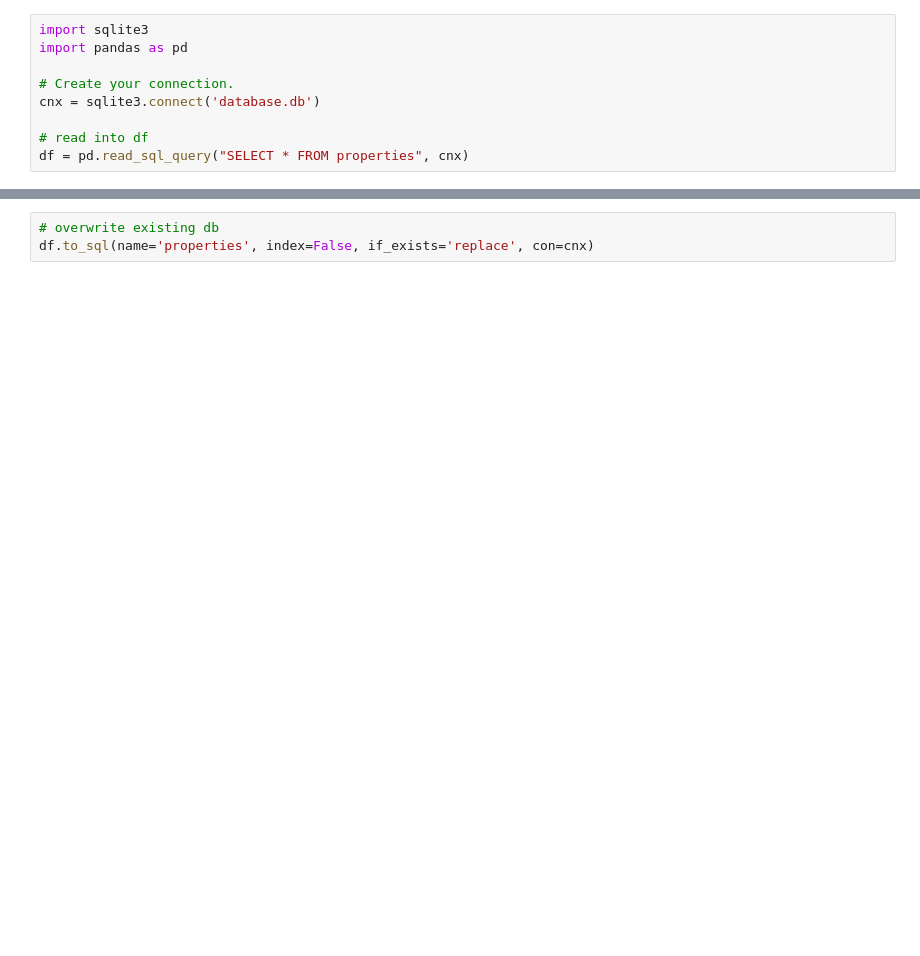
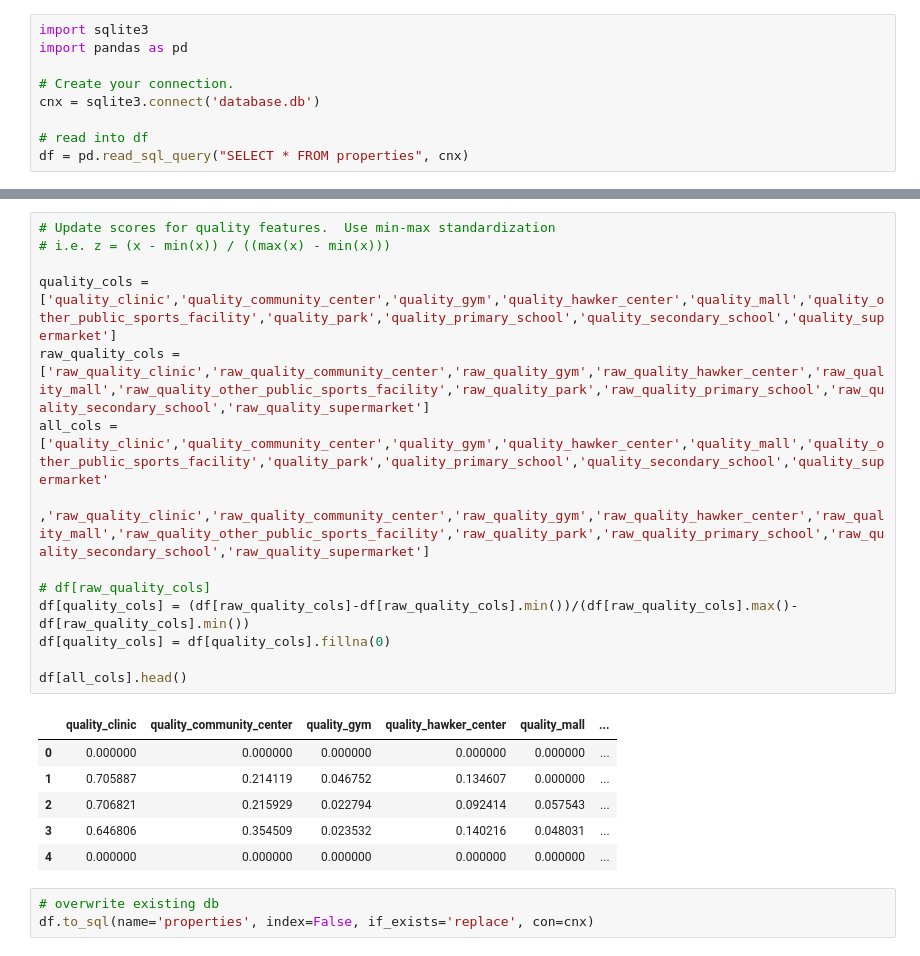
Before and after one commit to ansellim/apartments, a Jupyter notebook: data/Update db.ipynb, the cells around one changed output, grey strips where cells are left out. Cells and saved outputs as stored; diff of their text form; blank space fills up the shorter version.

```diff
--- a/data/Update db.ipynb
+++ b/data/Update db.ipynb
@@ -88,6 +90,27 @@ df[cols] = df[cols].apply(pd.to_numeric, errors='coerce')
 | 3 | 3 | 3 | BEACH ROAD | CITY GATE | RCR | 1.302348 | 103.862260 | 20725.023997 | ... |
 | 4 | 4 | 4 | OCEAN DRIVE | THE COAST AT SENTOSA COVE | CCR | 1.245289 | 103.843546 | 16626.204339 | ... |
 5 rows × 93 columns
+# %%
+# Update scores for quality features.  Use min-max standardization
+# i.e. z = (x - min(x)) / ((max(x) - min(x)))
+
+quality_cols = ['quality_clinic','quality_community_center','quality_gym','quality_hawker_center','quality_mall','quality_other_public_sports_facility','quality_park','quality_primary_school','quality_secondary_school','quality_supermarket']
+raw_quality_cols = ['raw_quality_clinic','raw_quality_community_center','raw_quality_gym','raw_quality_hawker_center','raw_quality_mall','raw_quality_other_public_sports_facility','raw_quality_park','raw_quality_primary_school','raw_quality_secondary_school','raw_quality_supermarket']
+all_cols = ['quality_clinic','quality_community_center','quality_gym','quality_hawker_center','quality_mall','quality_other_public_sports_facility','quality_park','quality_primary_school','quality_secondary_school','quality_supermarket'
+            ,'raw_quality_clinic','raw_quality_community_center','raw_quality_gym','raw_quality_hawker_center','raw_quality_mall','raw_quality_other_public_sports_facility','raw_quality_park','raw_quality_primary_school','raw_quality_secondary_school','raw_quality_supermarket']
+
+# df[raw_quality_cols]
+df[quality_cols] = (df[raw_quality_cols]-df[raw_quality_cols].min())/(df[raw_quality_cols].max()-df[raw_quality_cols].min())
+df[quality_cols] = df[quality_cols].fillna(0)
+
+df[all_cols].head()
+# %% [output]
+|  | quality_clinic | quality_community_center | quality_gym | quality_hawker_center | quality_mall | ... |
+| 0 | 0.000000 | 0.000000 | 0.000000 | 0.000000 | 0.000000 | ... |
+| 1 | 0.705887 | 0.214119 | 0.046752 | 0.134607 | 0.000000 | ... |
+| 2 | 0.706821 | 0.215929 | 0.022794 | 0.092414 | 0.057543 | ... |
+| 3 | 0.646806 | 0.354509 | 0.023532 | 0.140216 | 0.048031 | ... |
+| 4 | 0.000000 | 0.000000 | 0.000000 | 0.000000 | 0.000000 | ... |
 # %%
 # overwrite existing db
 df.to_sql(name='properties', index=False, if_exists='replace', con=cnx)
```
Also changed, not shown: parts of 2 cells of this notebook, 1 other file.
